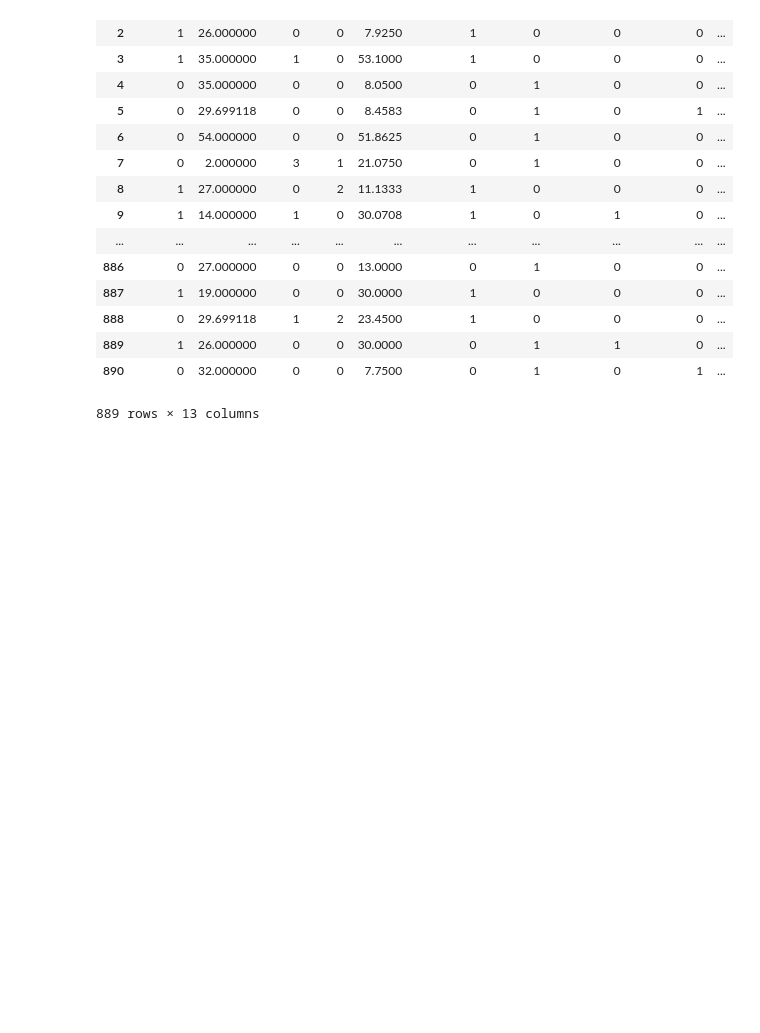
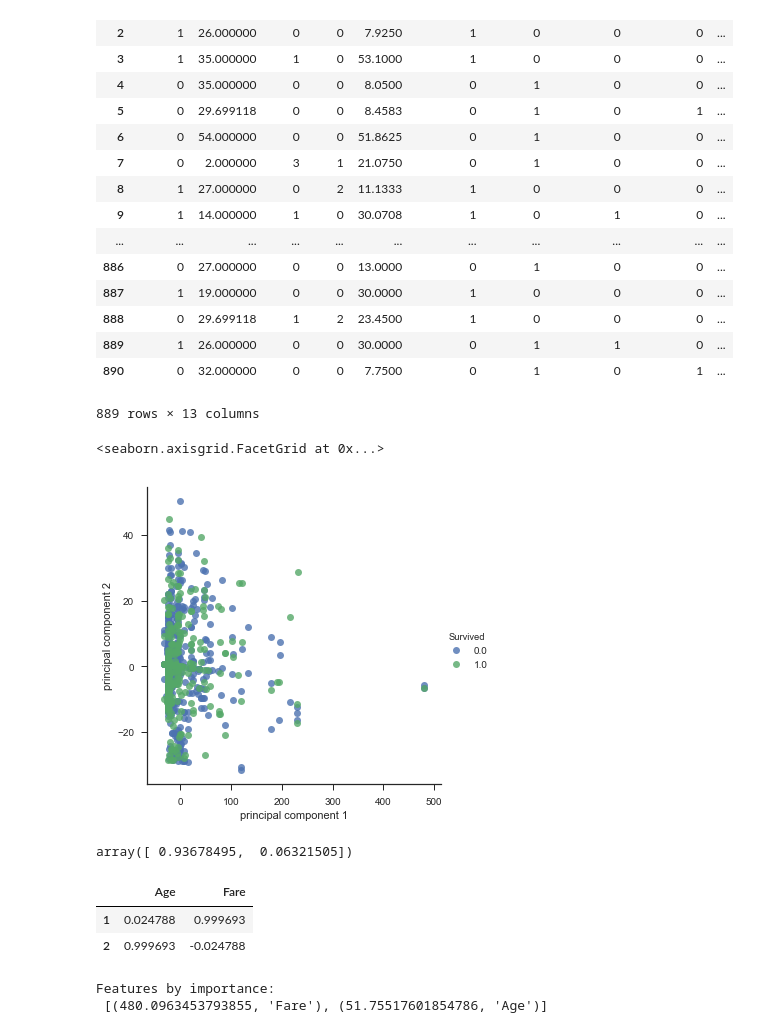
Before and after one commit to Techneaux/titantic, a Jupyter notebook: ml/preprocess.ipynb, the cells around one changed output. Saved outputs shown, nothing was run; the diff lists cells and outputs as text; code cells hidden in the pictures; blank space fills up the shorter version.

```diff
--- a/ml/preprocess.ipynb
+++ b/ml/preprocess.ipynb
@@ -244,3 +275,50 @@ train
 | 889 | 1 | 26.000000 | 0 | 0 | 30.0000 | 0 | 1 | 1 | 0 | ... |
 | 890 | 0 | 32.000000 | 0 | 0 | 7.7500 | 0 | 1 | 0 | 1 | ... |
 889 rows × 13 columns
+# %%
+pca = PCA(n_components=2)
+principalComponents = pca.fit_transform(train[['Age','Fare']])
+principalDf = pd.DataFrame(data = principalComponents
+             , columns = ['principal component 1', 'principal component 2'])
+# %%
+finalDf = pd.concat([principalDf, train[['Survived']]], axis = 1)
+sns.lmplot(x="principal component 1", y="principal component 2", hue='Survived', fit_reg = False, data=finalDf)
+# %% [output]
+<seaborn.axisgrid.FacetGrid at 0x...>
+[figure, added]
+# %%
+pca.explained_variance_ratio_
+# %% [output]
+array([ 0.93678495,  0.06321505])
+# %%
+pd.DataFrame(pca.components_, columns = train[['Age','Fare']].columns, index=[1, 2])
+# %% [output]
+|  | Age | Fare |
+| 1 | 0.024788 | 0.999693 |
+| 2 | 0.999693 | -0.024788 |
+# %%
+import math
+
+def get_important_features(transformed_features, components_, columns):
+    """
+    This function will return the most "important"
+    features so we can determine which have the most
+    effect on multi-dimensional scaling
+    """
+    num_columns = len(columns)
+
+    # Scale the principal components by the max value in
+    # the transformed set belonging to that component
+    xvector = components_[0] * max(transformed_features[:,0])
+    yvector = components_[1] * max(transformed_features[:,1])
+
+    # Sort each column by it's length. These are your *original*
+    # columns, not the principal components.
+    important_features = { columns[i] : math.sqrt(xvector[i]**2 + yvector[i]**2) for i in range(num_columns) }
+    important_features = sorted(zip(important_features.values(), important_features.keys()), reverse=True)
+    print ("Features by importance:\n", important_features)
+
+get_important_features(principalComponents, pca.components_, train[['Age','Fare']].columns.values)
+# %% [output]
+Features by importance:
+ [(480.0963453793855, 'Fare'), (51.75517601854786, 'Age')]
```
Also changed, not shown: parts of 7 cells of this notebook.
